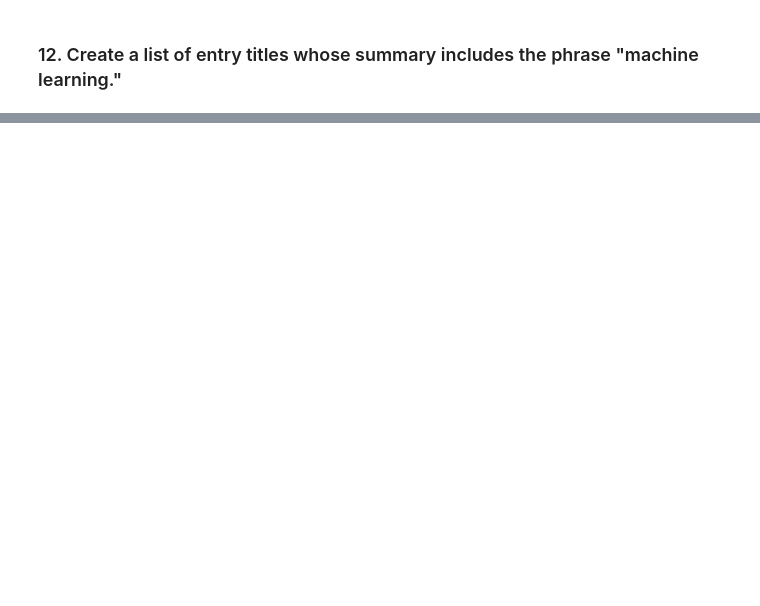
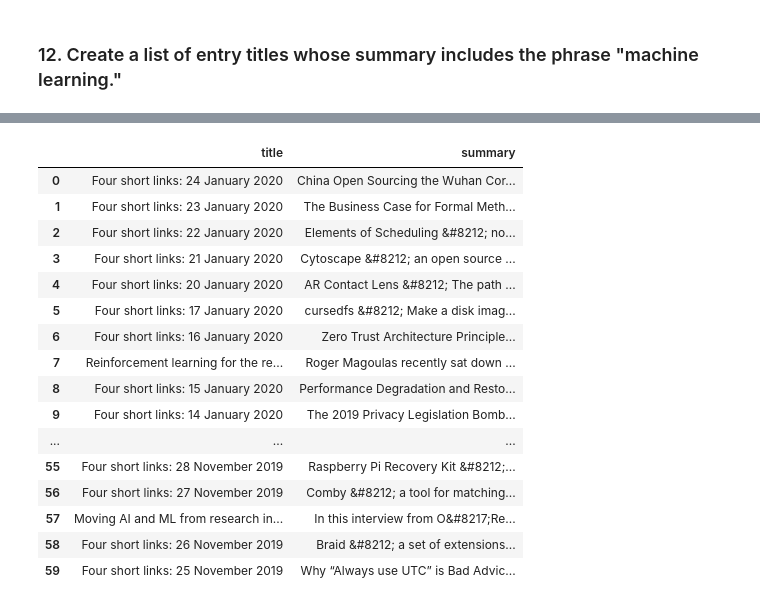
Before and after one commit to ironhack-datalabs/datamex0120, a Jupyter notebook: module-1/lab-rss/your-code/main.ipynb, the cells around one changed output, grey strips where cells are left out. Drawn from its saved outputs; the diff is of its cells as text; code cells hidden in the pictures; blank space fills up the shorter version.

```diff
--- a/module-1/lab-rss/your-code/main.ipynb
+++ b/module-1/lab-rss/your-code/main.ipynb
@@ -242,0 +241,25 @@ count
+# %%
+mach = df[['title','summary']]
+ix = []
+for i in mach['summary']:
+    if 'machine learning' not in i:
+        mach.drop(df[df['summary'] == i].index)
+mach
+# %% [output]
+|  | title | summary |
+| 0 | Four short links: 24 January 2020 | China Open Sourcing the Wuhan Cor... |
+| 1 | Four short links: 23 January 2020 | The Business Case for Formal Meth... |
+| 2 | Four short links: 22 January 2020 | Elements of Scheduling &#8212; no... |
+| 3 | Four short links: 21 January 2020 | Cytoscape &#8212; an open source ... |
+| 4 | Four short links: 20 January 2020 | AR Contact Lens &#8212; The path ... |
+| 5 | Four short links: 17 January 2020 | cursedfs &#8212; Make a disk imag... |
+| 6 | Four short links: 16 January 2020 | Zero Trust Architecture Principle... |
+| 7 | Reinforcement learning for the re... | Roger Magoulas recently sat down ... |
+| 8 | Four short links: 15 January 2020 | Performance Degradation and Resto... |
+| 9 | Four short links: 14 January 2020 | The 2019 Privacy Legislation Bomb... |
+| ... | ... | ... |
+| 55 | Four short links: 28 November 2019 | Raspberry Pi Recovery Kit &#8212;... |
+| 56 | Four short links: 27 November 2019 | Comby &#8212; a tool for matching... |
+| 57 | Moving AI and ML from research in... | In this interview from O&#8217;Re... |
+| 58 | Four short links: 26 November 2019 | Braid &#8212; a set of extensions... |
+| 59 | Four short links: 25 November 2019 | Why “Always use UTC” is Bad Advic... |
```
Also changed, not shown: parts of 6 cells of this notebook.
